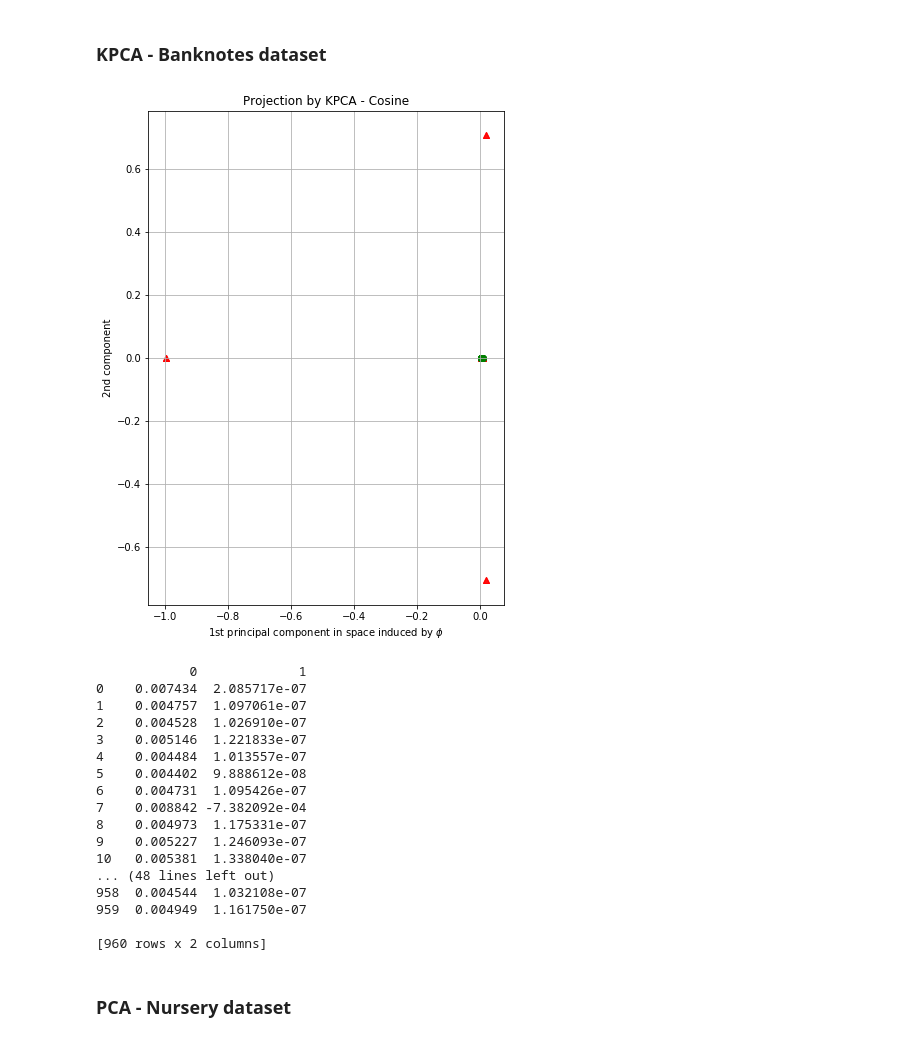
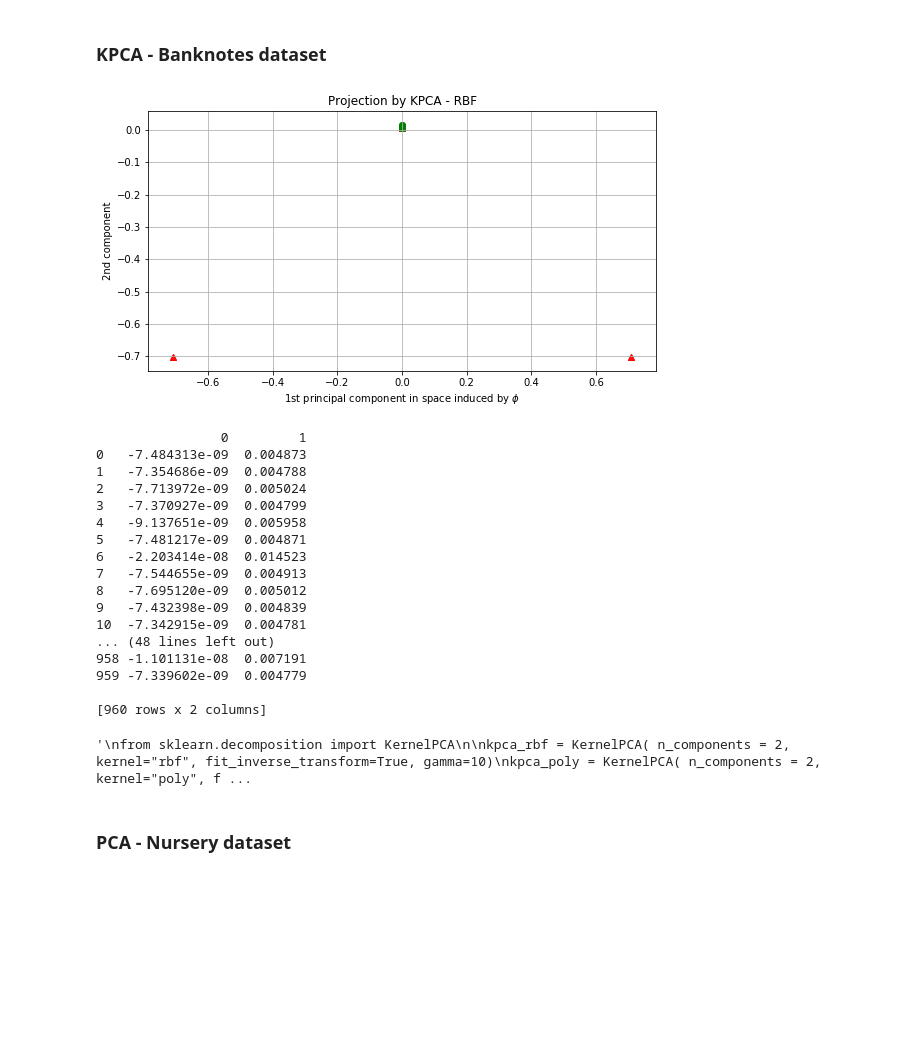
Before and after one commit to McKingly/ED-Data-Mining, a Jupyter notebook: Notebook1.ipynb, the cells around one changed output. Drawn from its saved outputs; the diff is of its cells as text; code cells hidden in the pictures; blank space fills up the shorter version.

```diff
--- a/Notebook1.ipynb
+++ b/Notebook1.ipynb
@@ -336,43 +336,83 @@ X_train1_v1 = pd.DataFrame(data=X_train_pca1)
 # %%
 from sklearn.decomposition import KernelPCA
 
 kpca = KernelPCA( n_components = 2, kernel="rbf", fit_inverse_transform=True, gamma=10)
 X_train_kpca1 = kpca.fit_transform(X_train1)
 fig = plt.figure(figsize=(20, 20))
 
 plt.subplot(2, 2, 1, aspect='equal')
 
 plt.scatter(X_train_kpca1[y_train1 == 0, 0], X_train_kpca1[y_train1 == 0, 1], c="red",
             marker='^', alpha=0.5)
 plt.scatter(X_train_kpca1[y_train1 == 1, 0], X_train_kpca1[y_train1 == 1, 1], c="green",
             marker='o', alpha=0.5)
-plt.title("Projection by KPCA - Cosine")
+plt.title("Projection by KPCA - RBF")
 plt.xlabel("1st principal component in space induced by $\phi$")
 plt.ylabel("2nd component")
 plt.grid()
 plt.show()
 
 X_train1_v2 = pd.DataFrame(data=X_train_kpca1)
 print(X_train1_v2)
 # %% [output]
-[figure, old version]
+[figure, new version]
-            0             1
-0    0.007434  2.085717e-07
-1    0.004757  1.097061e-07
-2    0.004528  1.026910e-07
-3    0.005146  1.221833e-07
-4    0.004484  1.013557e-07
-5    0.004402  9.888612e-08
-6    0.004731  1.095426e-07
-7    0.008842 -7.382092e-04
-8    0.004973  1.175331e-07
-9    0.005227  1.246093e-07
-10   0.005381  1.338040e-07
+                0         1
+0   -7.484313e-09  0.004873
+1   -7.354686e-09  0.004788
+2   -7.713972e-09  0.005024
+3   -7.370927e-09  0.004799
+4   -9.137651e-09  0.005958
+5   -7.481217e-09  0.004871
+6   -2.203414e-08  0.014523
+7   -7.544655e-09  0.004913
+8   -7.695120e-09  0.005012
+9   -7.432398e-09  0.004839
+10  -7.342915e-09  0.004781
 ... (48 lines left out)
-958  0.004544  1.032108e-07
-959  0.004949  1.161750e-07
+958 -1.101131e-08  0.007191
+959 -7.339602e-09  0.004779
 
 [960 rows x 2 columns]
+# %%
+'''
+from sklearn.decomposition import KernelPCA
+
+kpca_rbf = KernelPCA( n_components = 2, kernel="rbf", fit_inverse_transform=True, gamma=10)
+kpca_poly = KernelPCA( n_components = 2, kernel="poly", fit_inverse_transform=True, gamma=10)
+#kpca = KernelPCA( n_components = 2, kernel="rbf", fit_inverse_transform=True, gamma=10)
+
+fig, ax = plt.subplots(nrows=1, ncols=2, figsize=(7, 3))
+
+X_t1_kpca_rbf = kpca_rbf.fit_transform(X_train1)
+X_t1_kpca_poly = kpca_rbf.fit_transform(X_train1)
+
+fig, ax = plt.subplots(nrows=1, ncols=2, figsize=(7, 3))
+
+ax[0].scatter(X_t1_kpca_rbf[y_train1 == 0, 0], X_t1_kpca_rbf[y_train1 == 0, 1], c="red",
+            marker='^', alpha=0.5)
+ax[0].scatter(X_t1_kpca_rbf[y_train1 == 1, 0], X_t1_kpca_rbf[y_train1 == 1, 1], c="green",
+            marker='o', alpha=0.5)
+ax[0].title("Projection by KPCA - Cosine")
+ax[0].xlabel("1st principal component in space induced by $\phi$")
+ax[0].ylabel("2nd component")
+ax[0].grid()
+
+ax[1].scatter(X_t1_kpca_poly[y_train1 == 0, 0], X_t1_kpca_poly[y_train1 == 0, 1], c="red",
+            marker='^', alpha=0.5)
+ax[1].scatter(X_t1_kpca_poly[y_train1 == 1, 0], X_t1_kpca_poly[y_train1 == 1, 1], c="green",
+            marker='o', alpha=0.5)
+ax[1].title("Projection by KPCA - Poly")
+ax[1].xlabel("1st principal component in space induced by $\phi$")
+ax[1].ylabel("2nd component")
+ax[1].grid()
+
+plt.show()
+
+X_train1_v2 = pd.DataFrame(data=X_t1_kpca_rbf)
+print(X_train1_v2)
+'''
+# %% [output]
+'\nfrom sklearn.decomposition import KernelPCA\n\nkpca_rbf = KernelPCA( n_components = 2, kernel="rbf", fit_inverse_transform=True, gamma=10)\nkpca_poly = KernelPCA( n_components = 2, kernel="poly", f ...
 # %% [markdown]
 ### PCA - Nursery dataset
 # %%
```
Also changed, not shown: parts of 23 cells of this notebook.
